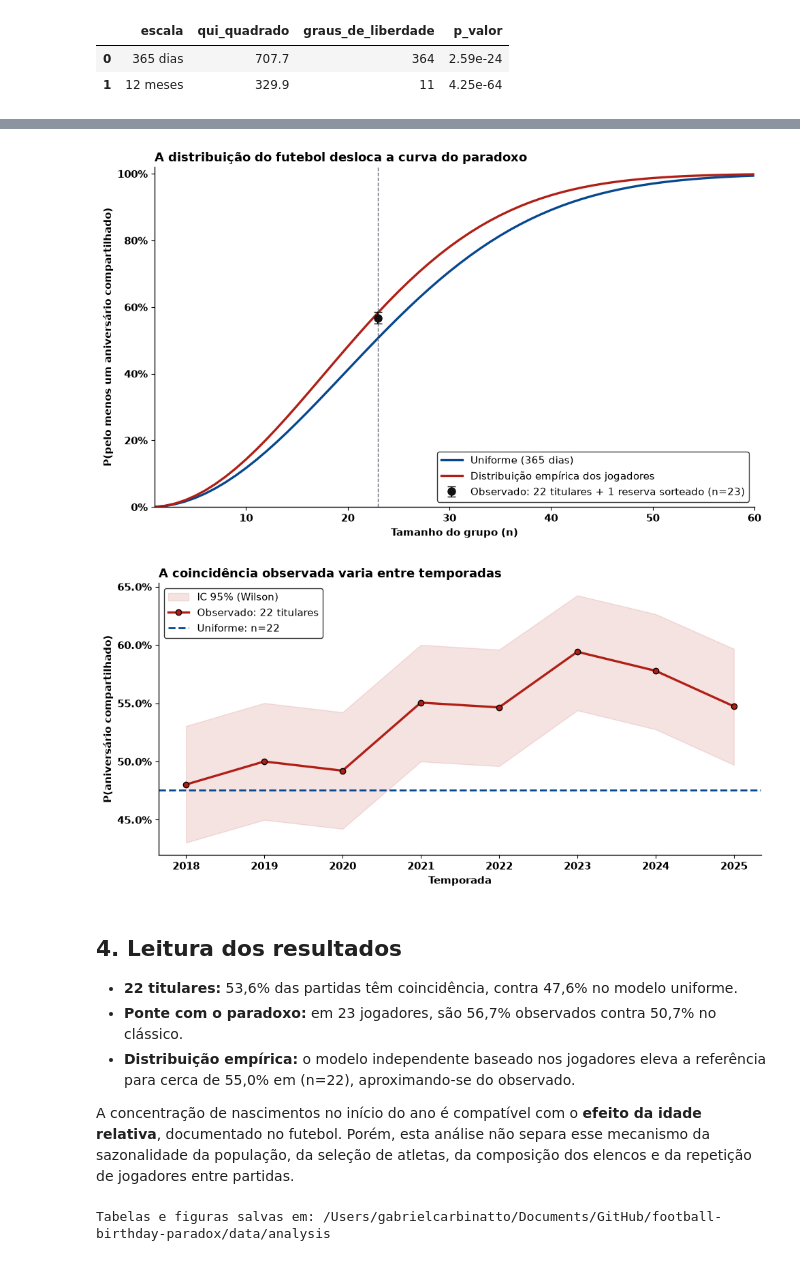
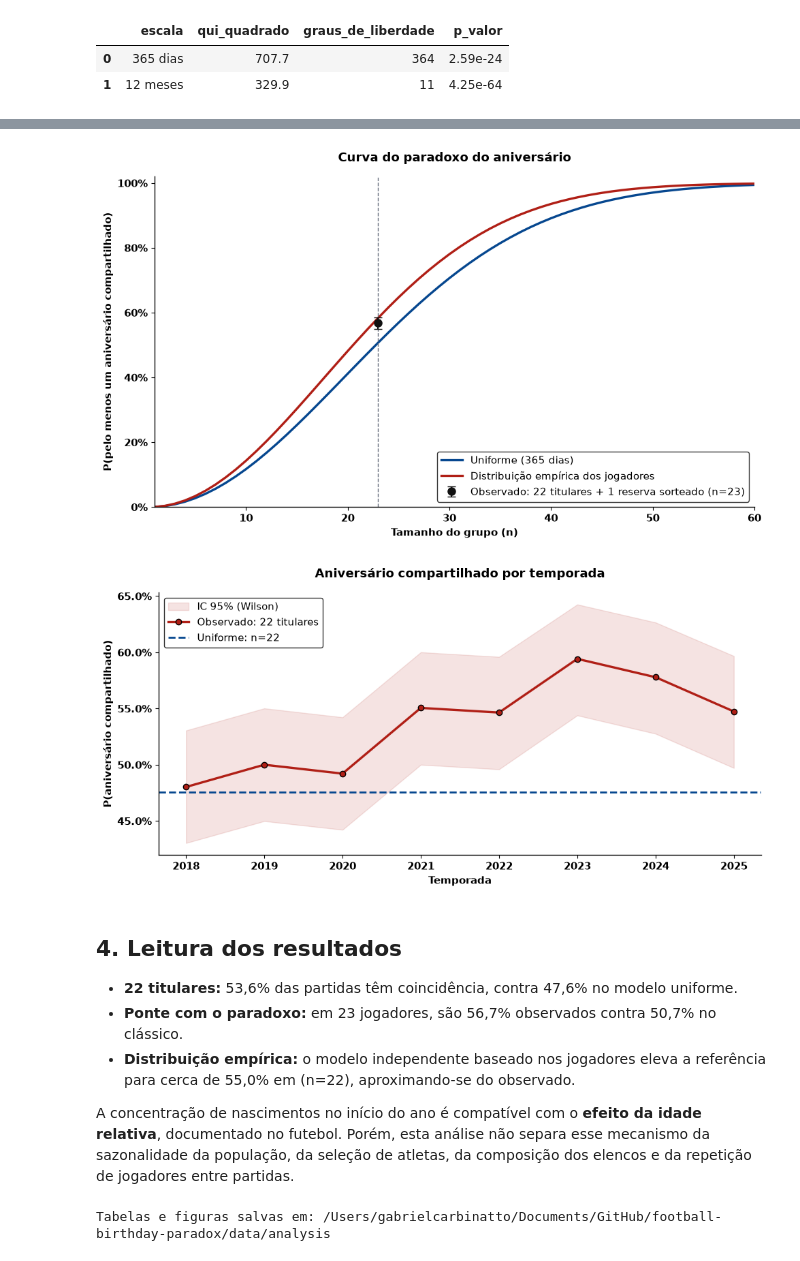
Before and after one commit to gcarbs1/football-birthday-paradox, a Jupyter notebook: notebooks/02_birthday_analysis.ipynb, the cells around one changed output, grey strips where cells are left out. Cells and saved outputs as stored; diff of their text form; code cells hidden in the pictures.

```diff
--- a/notebooks/02_birthday_analysis.ipynb
+++ b/notebooks/02_birthday_analysis.ipynb
@@ -30,6 +30,8 @@ if PROJECT_DIR.name == "notebooks":
 DATA_DIR = PROJECT_DIR / "data" / "brasileirao_serie_a_2018_2025"
 ANALYSIS_DIR = PROJECT_DIR / "data" / "analysis"
 ANALYSIS_DIR.mkdir(parents=True, exist_ok=True)
+VIZ_DIR = PROJECT_DIR / "viz"
+VIZ_DIR.mkdir(parents=True, exist_ok=True)
 
 BLUE = "#06478f"
 RED = "#b01f16"
@@ -380,7 +382,7 @@ ax.errorbar(
 )
 
 ax.axvline(23, color=GRAY, linestyle="--", linewidth=1)
-ax.set_title("A distribuição do futebol desloca a curva do paradoxo", loc="left")
+ax.set_title("Curva do paradoxo do aniversário", pad=16)
 ax.set_xlabel("Tamanho do grupo (n)")
 ax.set_ylabel("P(pelo menos um aniversário compartilhado)")
 ax.set_xlim(1, MAX_GROUP_SIZE)
@@ -391,13 +393,13 @@ style_axis(ax)
 
 fig.tight_layout()
 fig.savefig(
-    ANALYSIS_DIR / "brasileirao_serie_a_2018_2025_birthday_paradox_curve.png",
+    VIZ_DIR / "brasileirao_serie_a_2018_2025_birthday_paradox_curve.png",
     dpi=300,
     bbox_inches="tight",
 )
 plt.show()
 # %% [output]
-[figure, old version]
+[figure, new version]
 # %%
 season_22 = season_summary_df.loc[
     season_summary_df["group_size"].eq(22)
@@ -414,38 +416,38 @@ ax.fill_between(
 )
 ax.plot(
     season_22["season"],
     season_22["observed_probability"],
     color=RED,
     marker="o",
     markeredgecolor="black",
     linewidth=2.4,
     label="Observado: 22 titulares",
 )
 ax.axhline(
     uniform_collision_probability(22),
     color=BLUE,
     linestyle="--",
     linewidth=2,
     label="Uniforme: n=22",
 )
-ax.set_title("A coincidência observada varia entre temporadas", loc="left")
+ax.set_title("Aniversário compartilhado por temporada", pad=16)
 ax.set_xlabel("Temporada")
 ax.set_ylabel("P(aniversário compartilhado)")
 ax.yaxis.set_major_formatter(PercentFormatter(1))
 ax.legend(frameon=True, edgecolor="black")
 style_axis(ax)
 
 fig.tight_layout()
 fig.savefig(
-    ANALYSIS_DIR / "brasileirao_serie_a_2018_2025_season_trend.png",
+    VIZ_DIR / "brasileirao_serie_a_2018_2025_season_trend.png",
     dpi=300,
     bbox_inches="tight",
 )
 plt.show()
 # %% [output]
-[figure, old version]
+[figure, new version]
 # %% [markdown]
-## 4. Leitura dos resultados
+## **4. Leitura dos resultados**
 
 - **22 titulares:** 53,6% das partidas têm coincidência, contra 47,6% no modelo uniforme.
 - **Ponte com o paradoxo:** em 23 jogadores, são 56,7% observados contra 50,7% no clássico.
```
Also changed, not shown: parts of 6 cells of this notebook, 6 other files.
